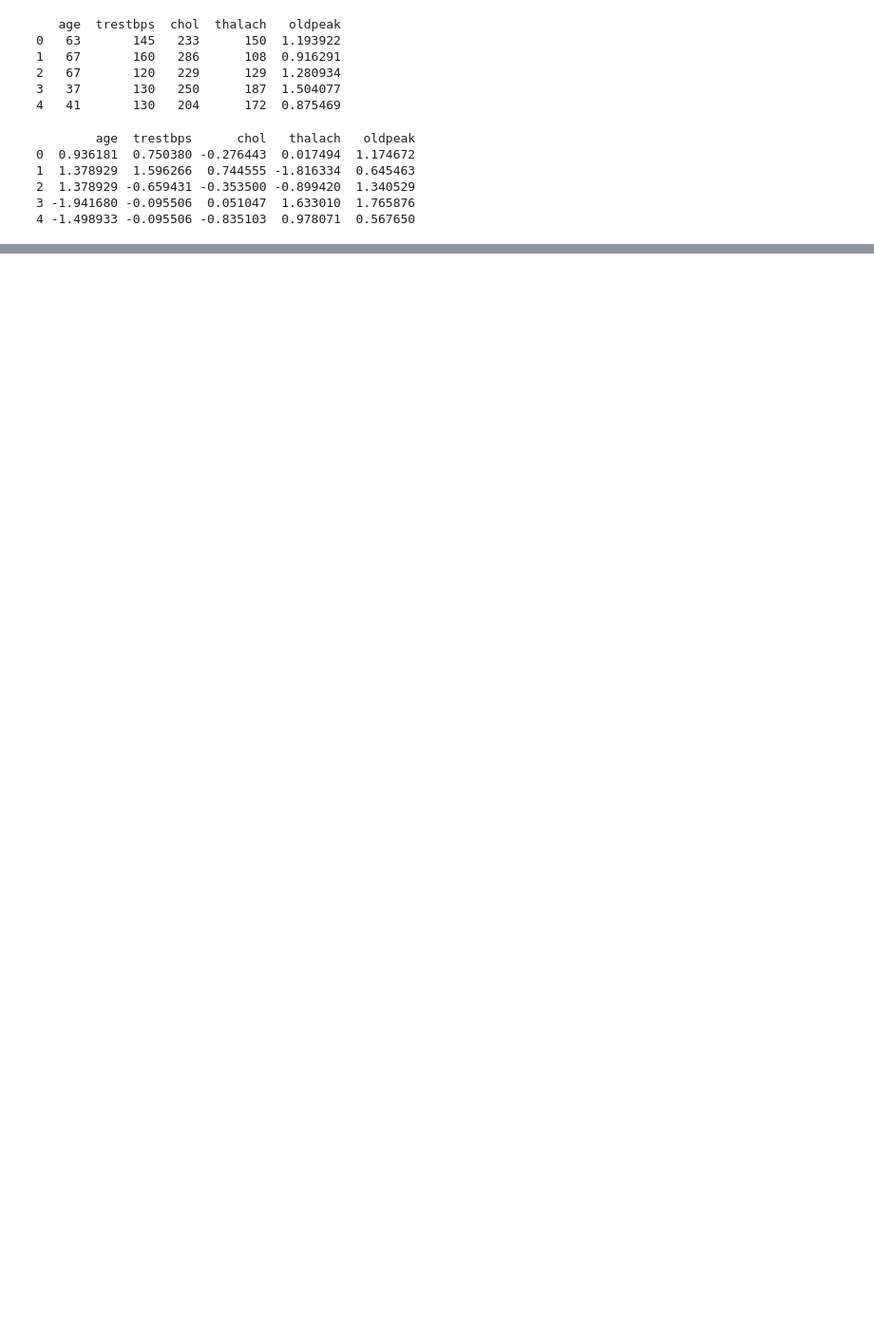
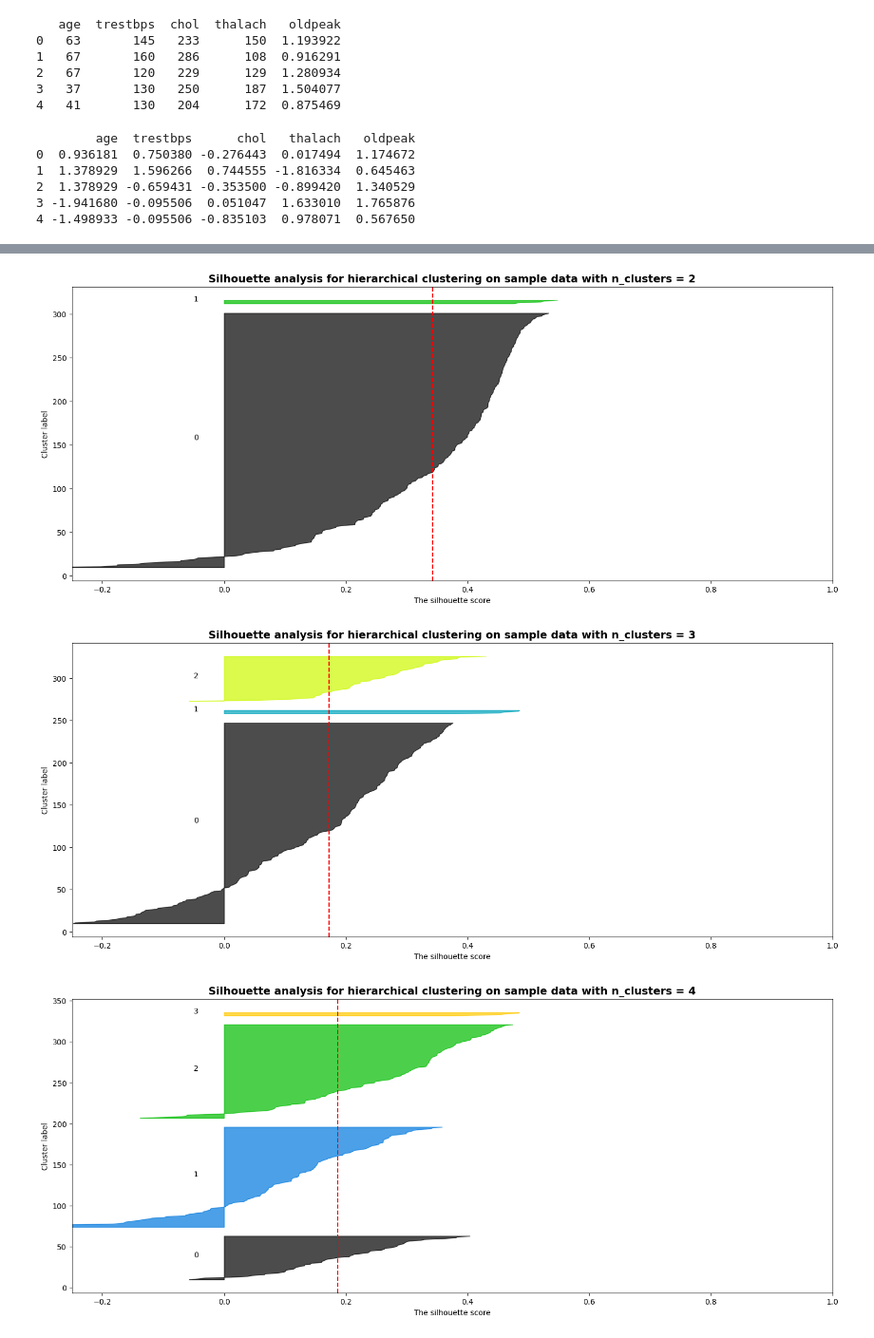
Before and after one commit to Bingyue-Sun/Stats3DA3-Assignment-6-Group11, a Jupyter notebook: 3da3 assignment6.ipynb, the cells around one changed output, grey strips where cells are left out. Shown: that part at 95% size. Cells and saved outputs as stored; diff of their text form; code cells hidden in the pictures; blank space fills up the shorter version.

```diff
--- a/3da3 assignment6.ipynb
+++ b/3da3 assignment6.ipynb
@@ -331,0 +291,3 @@ for n_clusters in range_n_clusters:
+# %%
+pca_model = PCA()
+df_pca = pd.DataFrame(pca_model.fit_transform(clust_df_scaled))
@@ -331,0 +305,64 @@ for n_clusters in range_n_clusters:
+# %%
+Xpcs = df_pca.iloc[:,:3]
+# %%
+# hierarchical clustering
+range_n_clusters = [2,3,4,5]
+for n_clusters in range_n_clusters:
+    model_hc = AgglomerativeClustering(linkage="complete", n_clusters=n_clusters)
+    model_hc.fit(Xpcs)
+    silhouette_avg_hc = silhouette_score(clust_df_scaled, model_hc.labels_)
+    # compute the silhouette scores for each sample
+    sample_silhouette_values = silhouette_samples(
+        clust_df_scaled,
+        model_hc.labels_
+        )
+    fig, ax1 = plt.subplots(1, 1)
+    fig.set_size_inches(18, 7)
+    ax1.set_xlim([-0.25, 1])# change this based on the silhouette range
+
+    y_lower = 10
+
+    for i in range(n_clusters):
+        # Aggregate the silhouette scores for samples belonging to
+        # cluster i, and sort them
+        ith_cluster_silhouette_values = sample_silhouette_values[model_hc.labels_ == i]
+
+        ith_cluster_silhouette_values.sort()
+
+        size_cluster_i = ith_cluster_silhouette_values.shape[0]
+        y_upper = y_lower + size_cluster_i
+
+        color = cm.nipy_spectral(float(i) / n_clusters)
+        ax1.fill_betweenx(
+            np.arange(y_lower, y_upper),
+            0,
+            ith_cluster_silhouette_values,
+            facecolor=color,
+            edgecolor=color,
+            alpha=0.7,
+        )
+
+        # label the silhouette plots with their cluster numbers at the middle
+        ax1.text(-0.05, y_lower + 0.5 * size_cluster_i, str(i))
+
+        # compute the new y_lower for next plot
+        y_lower = y_upper + 10
+
+    ax1.set_title("The silhouette plot for various cluster")
+    ax1.set_xlabel("The silhouette score")
+    ax1.set_ylabel("Cluster label")
+
+    # vertical line for average silhouette score of all the values
+    ax1.axvline(x=silhouette_avg_hc, color="red", linestyle="--")
+    plt.title(
+        "Silhouette analysis for hierarchical clustering on sample data with n_clusters = %d"
+        % n_clusters,
+        fontsize=14,
+        fontweight="bold",
+    )
+
+plt.show()
+# %% [output]
+[figure, added]
+[figure, added]
+[figure, added]
```
Also changed, not shown: parts of 19 cells of this notebook.
